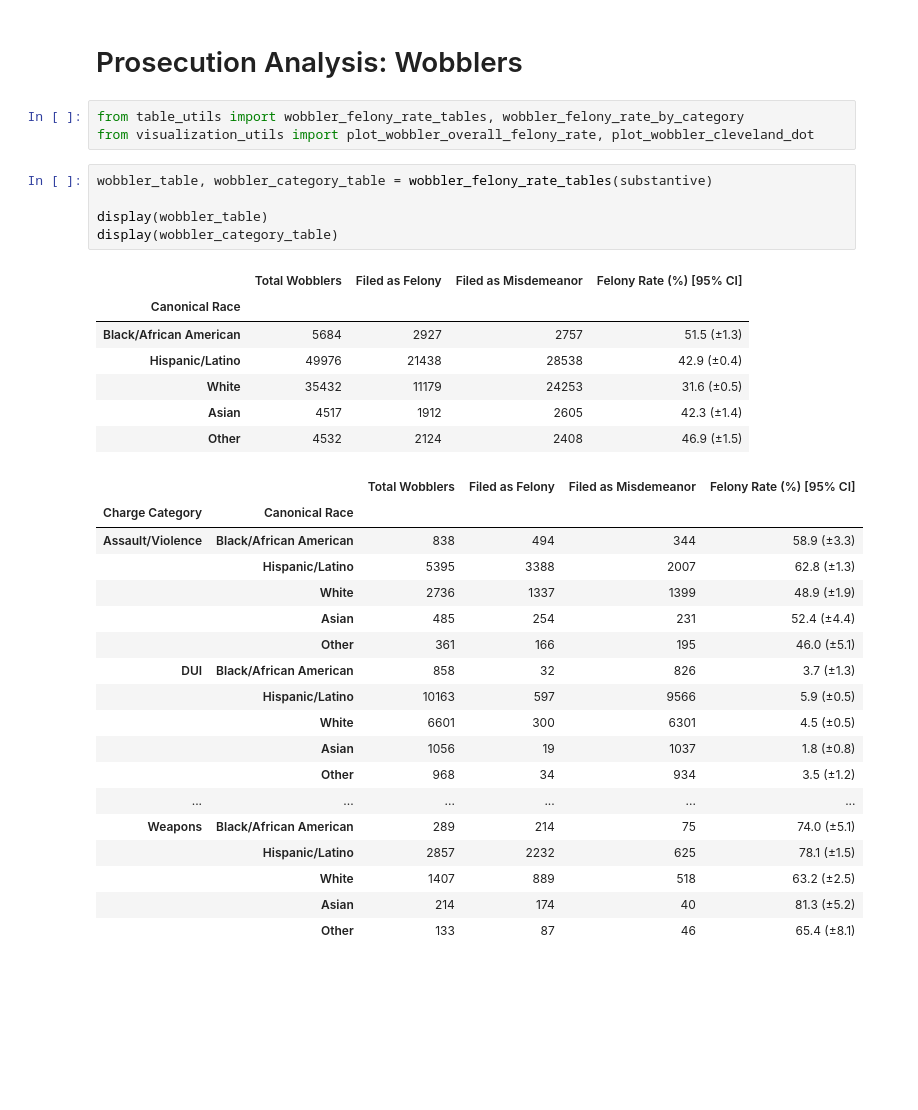
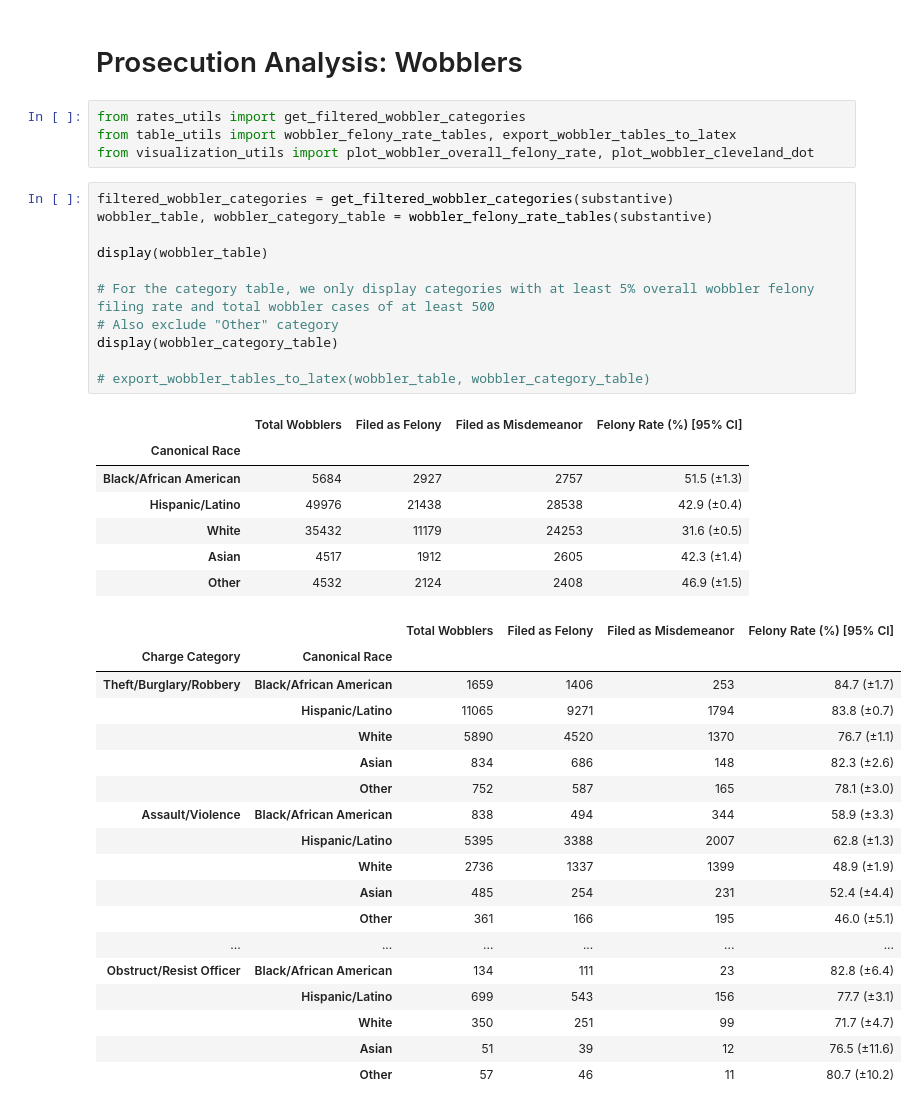
Before and after one commit to laurenbchu/honors-thesis, a Jupyter notebook: notebooks/analysis.ipynb, the cells around one changed output. Saved outputs shown, nothing was run; the diff lists cells and outputs as text; blank space fills up the shorter version.

```diff
--- a/notebooks/analysis.ipynb
+++ b/notebooks/analysis.ipynb
@@ -468,37 +440,44 @@ Saved: enhancement_rate_weapons.pdf
 # %% [markdown]
 # Prosecution Analysis: Wobblers
 # %%
-from table_utils import wobbler_felony_rate_tables, wobbler_felony_rate_by_category
+from rates_utils import get_filtered_wobbler_categories
+from table_utils import wobbler_felony_rate_tables, export_wobbler_tables_to_latex
 from visualization_utils import plot_wobbler_overall_felony_rate, plot_wobbler_cleveland_dot
 # %%
+filtered_wobbler_categories = get_filtered_wobbler_categories(substantive)
 wobbler_table, wobbler_category_table = wobbler_felony_rate_tables(substantive)
 
 display(wobbler_table)
+
+# For the category table, we only display categories with at least 5% overall wobbler felony filing rate and total wobbler cases of at least 500
+# Also exclude "Other" category
 display(wobbler_category_table)
+
+# export_wobbler_tables_to_latex(wobbler_table, wobbler_category_table)
 # %% [output]
 |  | Total Wobblers | Filed as Felony | Filed as Misdemeanor | Felony Rate (%) [95% CI] |
 | Canonical Race |  |  |  |  |
 | Black/African American | 5684 | 2927 | 2757 | 51.5 (±1.3) |
 | Hispanic/Latino | 49976 | 21438 | 28538 | 42.9 (±0.4) |
 | White | 35432 | 11179 | 24253 | 31.6 (±0.5) |
 | Asian | 4517 | 1912 | 2605 | 42.3 (±1.4) |
 | Other | 4532 | 2124 | 2408 | 46.9 (±1.5) |
 |  |  | Total Wobblers | Filed as Felony | Filed as Misdemeanor | Felony Rate (%) [95% CI] |
 | Charge Category | Canonical Race |  |  |  |  |
+| Theft/Burglary/Robbery | Black/African American | 1659 | 1406 | 253 | 84.7 (±1.7) |
+|  | Hispanic/Latino | 11065 | 9271 | 1794 | 83.8 (±0.7) |
+|  | White | 5890 | 4520 | 1370 | 76.7 (±1.1) |
+|  | Asian | 834 | 686 | 148 | 82.3 (±2.6) |
+|  | Other | 752 | 587 | 165 | 78.1 (±3.0) |
 | Assault/Violence | Black/African American | 838 | 494 | 344 | 58.9 (±3.3) |
 |  | Hispanic/Latino | 5395 | 3388 | 2007 | 62.8 (±1.3) |
 |  | White | 2736 | 1337 | 1399 | 48.9 (±1.9) |
 |  | Asian | 485 | 254 | 231 | 52.4 (±4.4) |
 |  | Other | 361 | 166 | 195 | 46.0 (±5.1) |
-| DUI | Black/African American | 858 | 32 | 826 | 3.7 (±1.3) |
-|  | Hispanic/Latino | 10163 | 597 | 9566 | 5.9 (±0.5) |
-|  | White | 6601 | 300 | 6301 | 4.5 (±0.5) |
-|  | Asian | 1056 | 19 | 1037 | 1.8 (±0.8) |
-|  | Other | 968 | 34 | 934 | 3.5 (±1.2) |
 | ... | ... | ... | ... | ... | ... |
-| Weapons | Black/African American | 289 | 214 | 75 | 74.0 (±5.1) |
-|  | Hispanic/Latino | 2857 | 2232 | 625 | 78.1 (±1.5) |
-|  | White | 1407 | 889 | 518 | 63.2 (±2.5) |
-|  | Asian | 214 | 174 | 40 | 81.3 (±5.2) |
-|  | Other | 133 | 87 | 46 | 65.4 (±8.1) |
+| Obstruct/Resist Officer | Black/African American | 134 | 111 | 23 | 82.8 (±6.4) |
+|  | Hispanic/Latino | 699 | 543 | 156 | 77.7 (±3.1) |
+|  | White | 350 | 251 | 99 | 71.7 (±4.7) |
+|  | Asian | 51 | 39 | 12 | 76.5 (±11.6) |
+|  | Other | 57 | 46 | 11 | 80.7 (±10.2) |
 # %%
```
Also changed, not shown: parts of 23 cells of this notebook, 20 other files.
